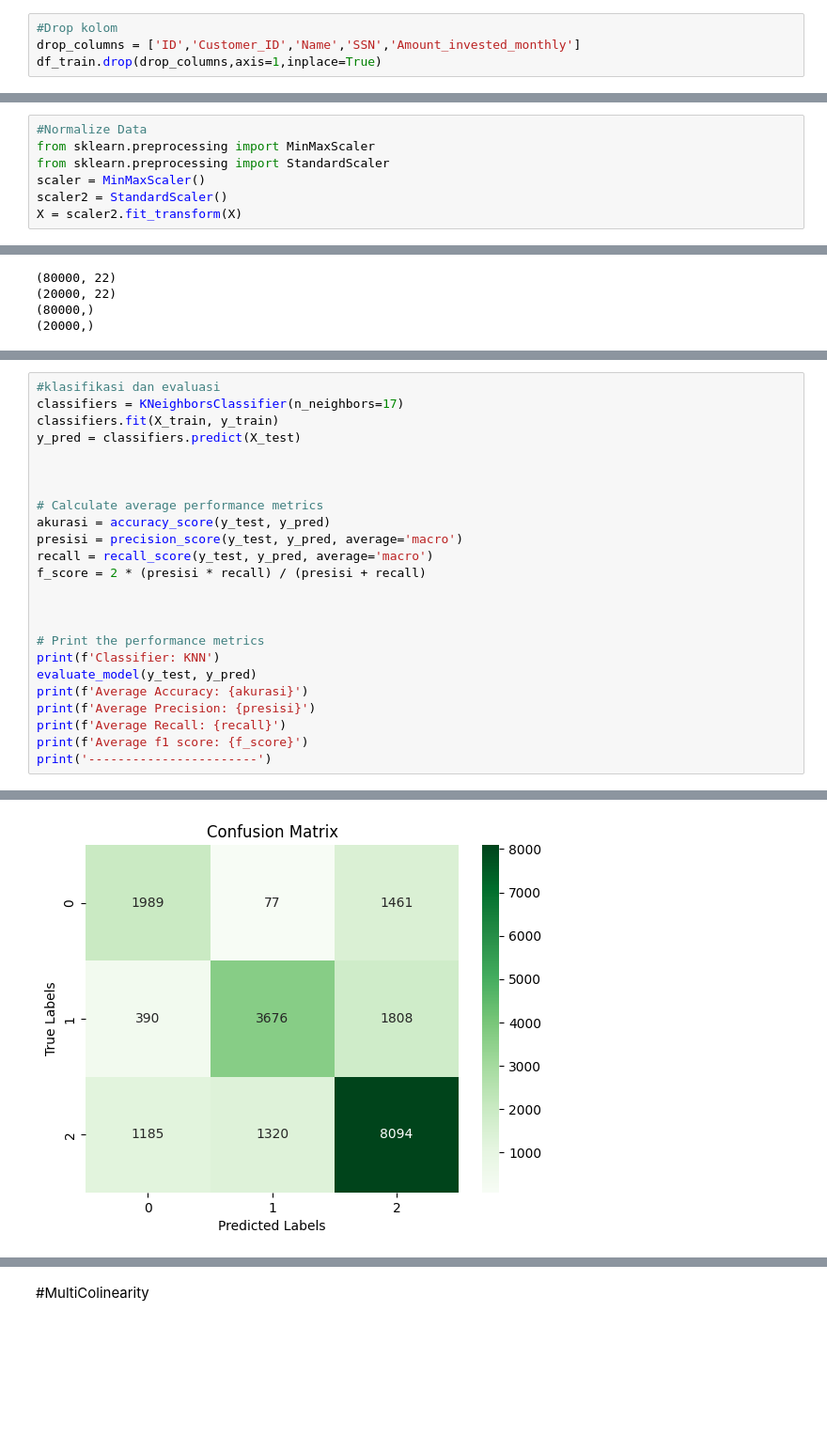
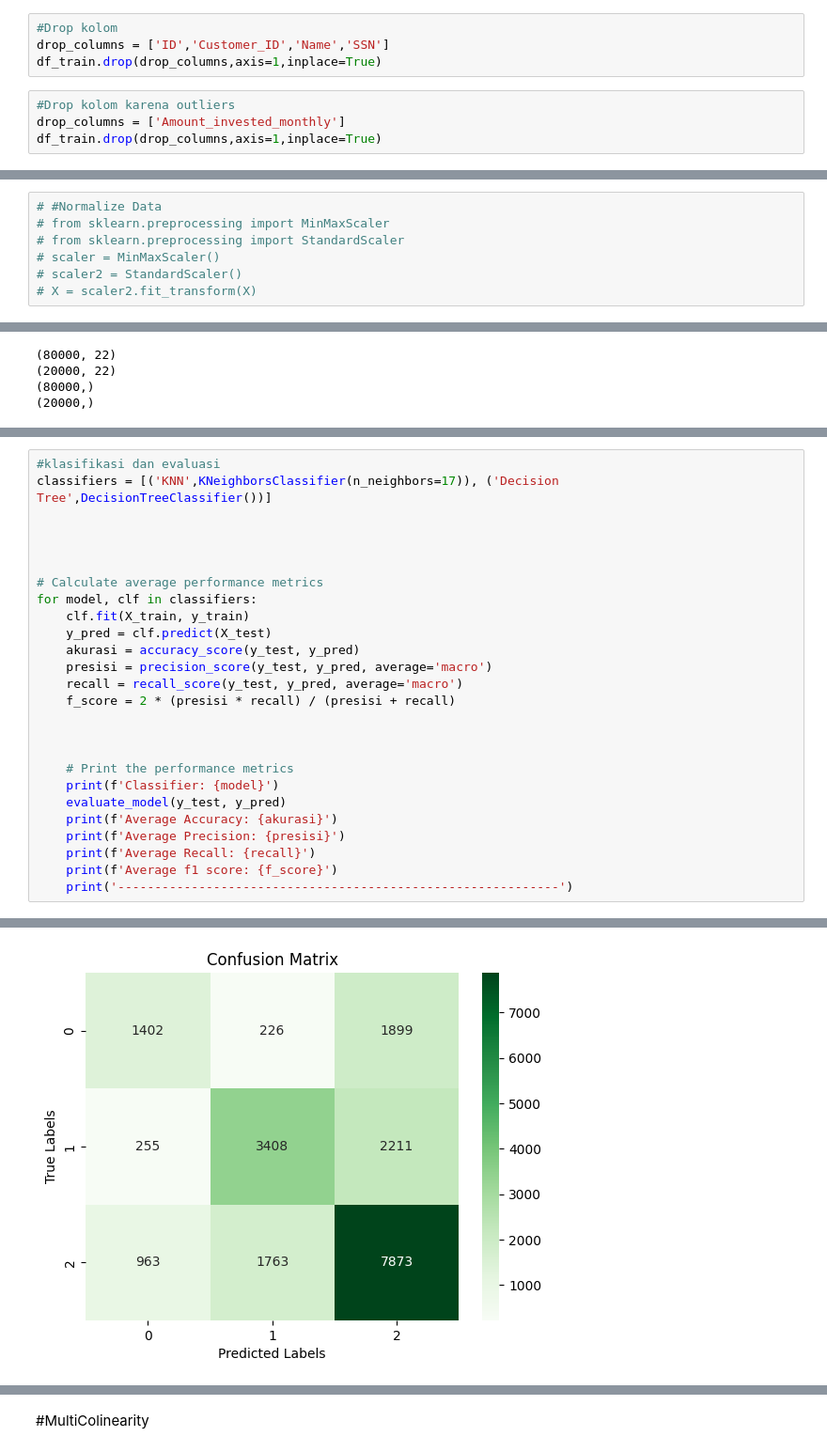
Before and after one commit to quinveil/Credit_Score_Data, a Jupyter notebook: creditscore.ipynb, the cells around one changed output, grey strips where cells are left out. Shown: that part at 94% size. Drawn from its saved outputs; the diff is of its cells as text; blank space fills up the shorter version.

```diff
--- a/creditscore.ipynb
+++ b/creditscore.ipynb
@@ -84,8 +86,12 @@ Credit_Score                    0
 dtype: int64
 # %%
 #Drop kolom
-drop_columns = ['ID','Customer_ID','Name','SSN','Amount_invested_monthly']
+drop_columns = ['ID','Customer_ID','Name','SSN']
 df_train.drop(drop_columns,axis=1,inplace=True)
+# %%
+#Drop kolom karena outliers
+drop_columns = ['Amount_invested_monthly']
+df_train.drop(drop_columns,axis=1,inplace=True)
 # %%
 numericals = df_train.select_dtypes(include='number').columns.tolist()
 categorical = df_train.select_dtypes(include='object').columns.tolist()
@@ -872,12 +878,12 @@ print(y.shape)
 (100000, 22)
 (100000,)
 # %%
-#Normalize Data
-from sklearn.preprocessing import MinMaxScaler
-from sklearn.preprocessing import StandardScaler
-scaler = MinMaxScaler()
-scaler2 = StandardScaler()
-X = scaler2.fit_transform(X)
+# #Normalize Data
+# from sklearn.preprocessing import MinMaxScaler
+# from sklearn.preprocessing import StandardScaler
+# scaler = MinMaxScaler()
+# scaler2 = StandardScaler()
+# X = scaler2.fit_transform(X)
 # %%
 #Split Data
 from sklearn.model_selection import train_test_split
@@ -928,28 +932,30 @@ def evaluate_model(y_test,y_pred):
     print(f'Average Specificity : {avg_specificity}')
 # %%
 #klasifikasi dan evaluasi
-classifiers = KNeighborsClassifier(n_neighbors=17)
-classifiers.fit(X_train, y_train)
-y_pred = classifiers.predict(X_test)
+classifiers = [('KNN',KNeighborsClassifier(n_neighbors=17)), ('Decision Tree',DecisionTreeClassifier())]
+
 
 
 
 # Calculate average performance metrics
-akurasi = accuracy_score(y_test, y_pred)
-presisi = precision_score(y_test, y_pred, average='macro')
-recall = recall_score(y_test, y_pred, average='macro')
-f_score = 2 * (presisi * recall) / (presisi + recall)
+for model, clf in classifiers:
+    clf.fit(X_train, y_train)
+    y_pred = clf.predict(X_test)
+    akurasi = accuracy_score(y_test, y_pred)
+    presisi = precision_score(y_test, y_pred, average='macro')
+    recall = recall_score(y_test, y_pred, average='macro')
+    f_score = 2 * (presisi * recall) / (presisi + recall)
 
 
 
-# Print the performance metrics
-print(f'Classifier: KNN')
-evaluate_model(y_test, y_pred)
-print(f'Average Accuracy: {akurasi}')
-print(f'Average Precision: {presisi}')
-print(f'Average Recall: {recall}')
-print(f'Average f1 score: {f_score}')
-print('-----------------------')
+    # Print the performance metrics
+    print(f'Classifier: {model}')
+    evaluate_model(y_test, y_pred)
+    print(f'Average Accuracy: {akurasi}')
+    print(f'Average Precision: {presisi}')
+    print(f'Average Recall: {recall}')
+    print(f'Average f1 score: {f_score}')
+    print('------------------------------------------------------------')
 # %% [output]
 Classifier: KNN
 Classification Report
@@ -968,2 +971,2 @@ weighted avg       0.69      0.69      0.69     20000
-[figure, old version]
+[figure, new version]
    Kelas       TP       TN      FP      FN
```
Also changed, not shown: parts of 15 cells of this notebook.
